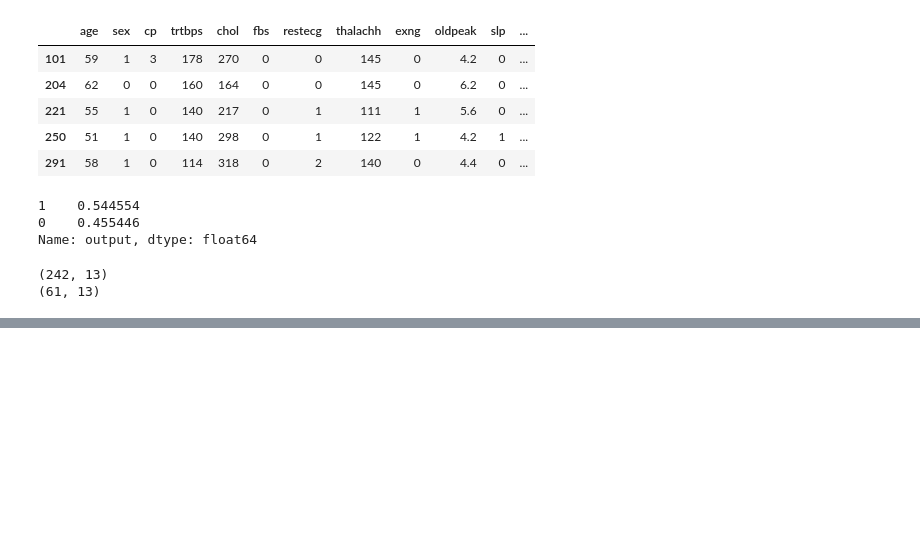
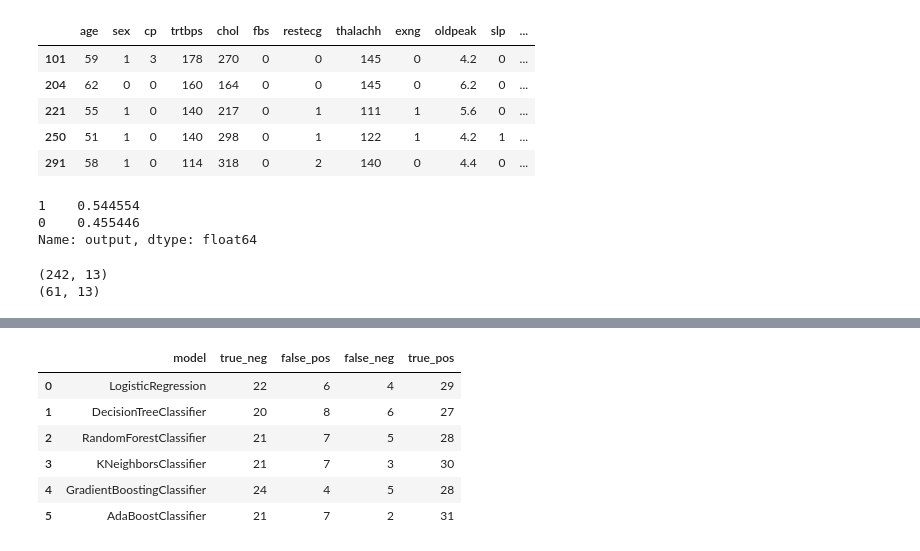
Before and after one commit to nabanitarimpi/heart-attack-prediction, a Jupyter notebook: heart_attack_pred.ipynb, the cells around one changed output, grey strips where cells are left out. Cells and saved outputs as stored; diff of their text form; code cells hidden in the pictures; blank space fills up the shorter version.

```diff
--- a/heart_attack_pred.ipynb
+++ b/heart_attack_pred.ipynb
@@ -274,0 +345,10 @@ for model, param_dict in zip(model,param_list):
+# %%
+pred_df
+# %% [output]
+|  | model | true_neg | false_pos | false_neg | true_pos |
+| 0 | LogisticRegression | 22 | 6 | 4 | 29 |
+| 1 | DecisionTreeClassifier | 20 | 8 | 6 | 27 |
+| 2 | RandomForestClassifier | 21 | 7 | 5 | 28 |
+| 3 | KNeighborsClassifier | 21 | 7 | 3 | 30 |
+| 4 | GradientBoostingClassifier | 24 | 4 | 5 | 28 |
+| 5 | AdaBoostClassifier | 21 | 7 | 2 | 31 |
```
Also changed, not shown: parts of 11 cells of this notebook.
